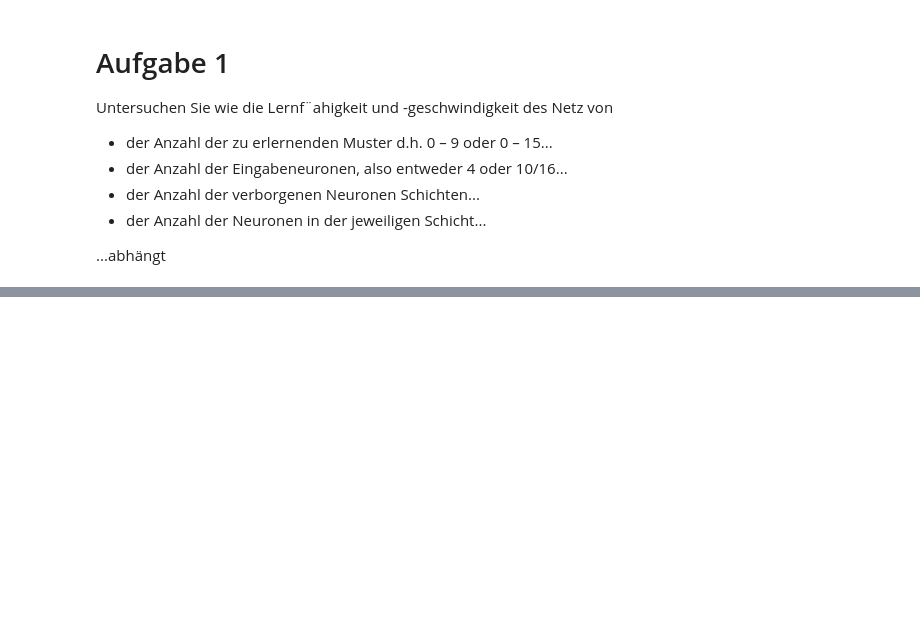
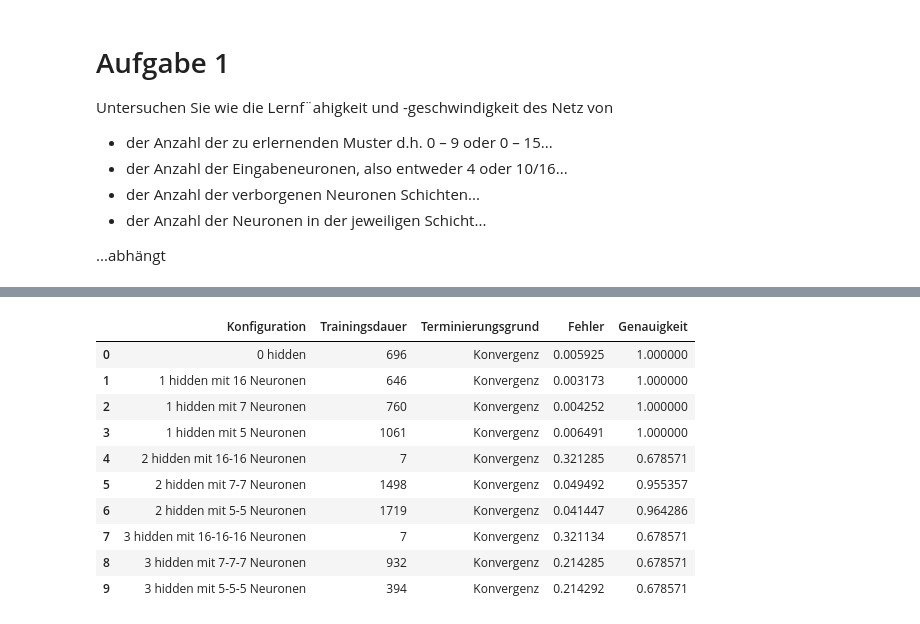
Before and after one commit to HenFo/AS-Uebungen, a Jupyter notebook: Perceptron/Abgabe 2.ipynb, the cells around one changed output, grey strips where cells are left out. Saved outputs shown, nothing was run; the diff lists cells and outputs as text; code cells hidden in the pictures; blank space fills up the shorter version.

```diff
--- a/Perceptron/Abgabe 2.ipynb
+++ b/Perceptron/Abgabe 2.ipynb
@@ -498,0 +488,15 @@ for encoding in pred:
+# %%
+stats = test_networks(x16, y16, MeanSquereError(), "Images/Outputs/out16/", plot_output=False)
+pd.DataFrame(stats)
+# %% [output]
+|  | Konfiguration | Trainingsdauer | Terminierungsgrund | Fehler | Genauigkeit |
+| 0 | 0 hidden | 696 | Konvergenz | 0.005925 | 1.000000 |
+| 1 | 1 hidden mit 16 Neuronen | 646 | Konvergenz | 0.003173 | 1.000000 |
+| 2 | 1 hidden mit 7 Neuronen | 760 | Konvergenz | 0.004252 | 1.000000 |
+| 3 | 1 hidden mit 5 Neuronen | 1061 | Konvergenz | 0.006491 | 1.000000 |
+| 4 | 2 hidden mit 16-16 Neuronen | 7 | Konvergenz | 0.321285 | 0.678571 |
+| 5 | 2 hidden mit 7-7 Neuronen | 1498 | Konvergenz | 0.049492 | 0.955357 |
+| 6 | 2 hidden mit 5-5 Neuronen | 1719 | Konvergenz | 0.041447 | 0.964286 |
+| 7 | 3 hidden mit 16-16-16 Neuronen | 7 | Konvergenz | 0.321134 | 0.678571 |
+| 8 | 3 hidden mit 7-7-7 Neuronen | 932 | Konvergenz | 0.214285 | 0.678571 |
+| 9 | 3 hidden mit 5-5-5 Neuronen | 394 | Konvergenz | 0.214292 | 0.678571 |
```
Also changed, not shown: parts of 21 cells of this notebook.
